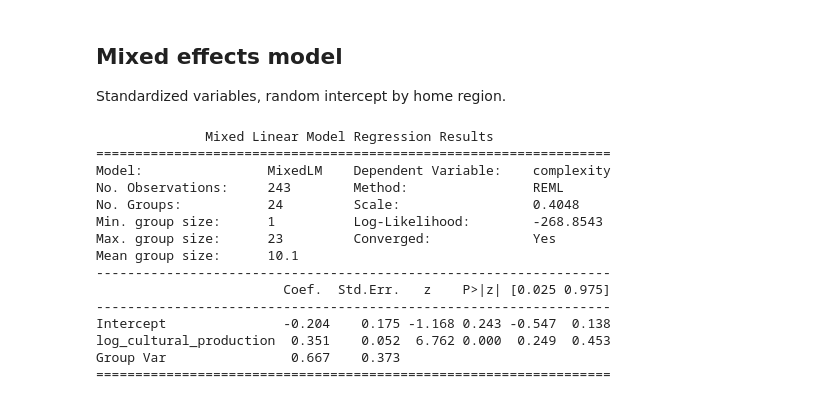
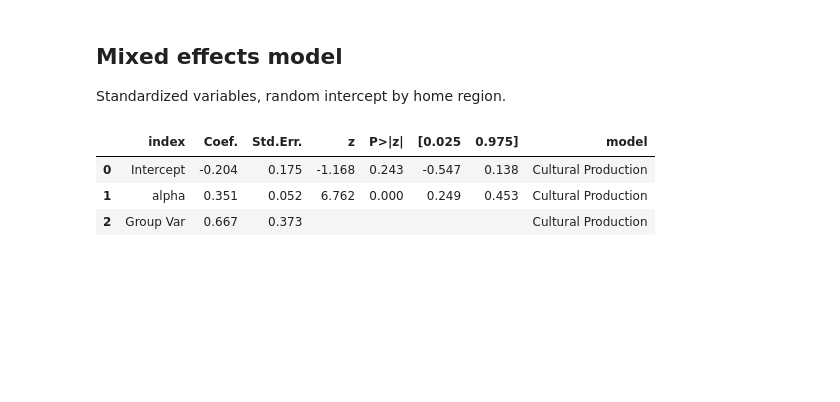
Before and after one commit to charlesdedampierre/seshat_cultura, a Jupyter notebook: notebooks/03_association_complexity_cultural_production.ipynb, the cells around one changed output. Saved outputs shown, nothing was run; the diff lists cells and outputs as text; code cells hidden in the pictures; blank space fills up the shorter version.

Commit message:
Collect the mixed effects coefficients into a summary table

```diff
--- a/notebooks/03_association_complexity_cultural_production.ipynb
+++ b/notebooks/03_association_complexity_cultural_production.ipynb
@@ -282,23 +282,20 @@ Standard errors in parentheses.
 
 Standardized variables, random intercept by home region.
 # %%
+tables_dict = {}
+
 # Mixed Effects Model
 model = smf.mixedlm("complexity ~ log_cultural_production", standardized, groups=standardized["home_seshat_region"])
 result = model.fit()
-print(result.summary())
+
+sm_table = result.summary().tables[1]
+sm_table.index = ['Intercept', 'alpha', 'Group Var']
+sm_table['model'] = 'Cultural Production'
+sm_table = sm_table.reset_index()
+tables_dict['Cultural Production'] = sm_table
+sm_table
 # %% [output]
-              Mixed Linear Model Regression Results
-==================================================================
-Model:                MixedLM    Dependent Variable:    complexity
-No. Observations:     243        Method:                REML
-No. Groups:           24         Scale:                 0.4048
-Min. group size:      1          Log-Likelihood:        -268.8543
-Max. group size:      23         Converged:             Yes
-Mean group size:      10.1
-------------------------------------------------------------------
-                        Coef.  Std.Err.   z    P>|z| [0.025 0.975]
-------------------------------------------------------------------
-Intercept               -0.204    0.175 -1.168 0.243 -0.547  0.138
-log_cultural_production  0.351    0.052  6.762 0.000  0.249  0.453
-Group Var                0.667    0.373
-==================================================================
+|  | index | Coef. | Std.Err. | z | P>|z| | [0.025 | 0.975] | model |
+| 0 | Intercept | -0.204 | 0.175 | -1.168 | 0.243 | -0.547 | 0.138 | Cultural Production |
+| 1 | alpha | 0.351 | 0.052 | 6.762 | 0.000 | 0.249 | 0.453 | Cultural Production |
+| 2 | Group Var | 0.667 | 0.373 |  |  |  |  | Cultural Production |
```
